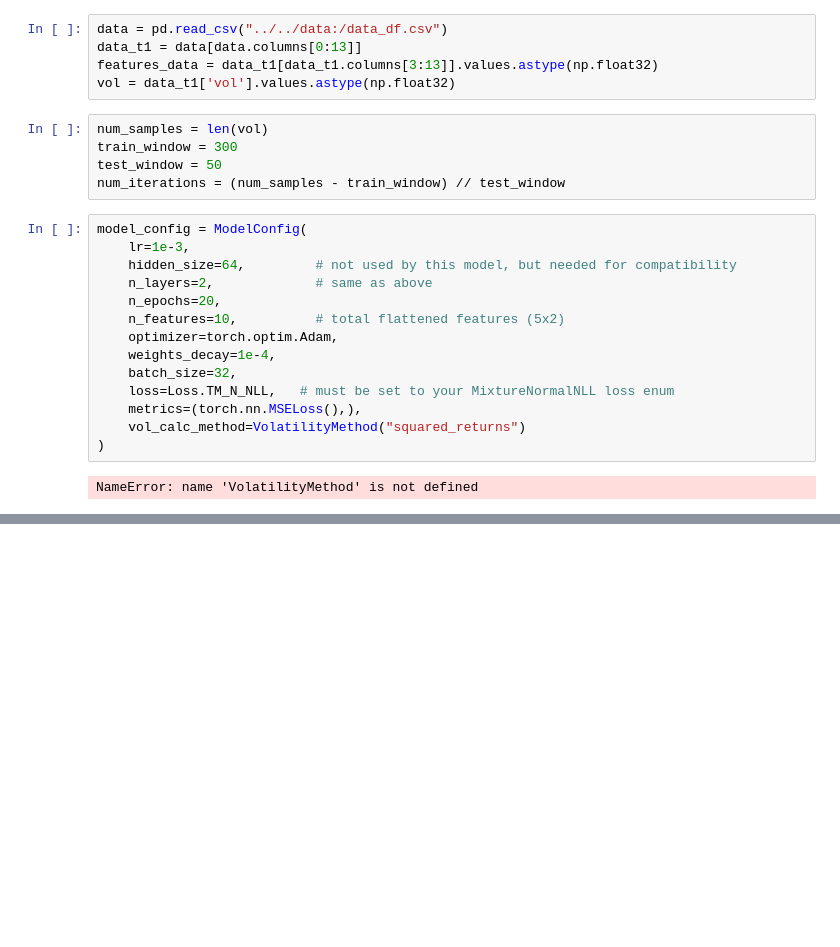
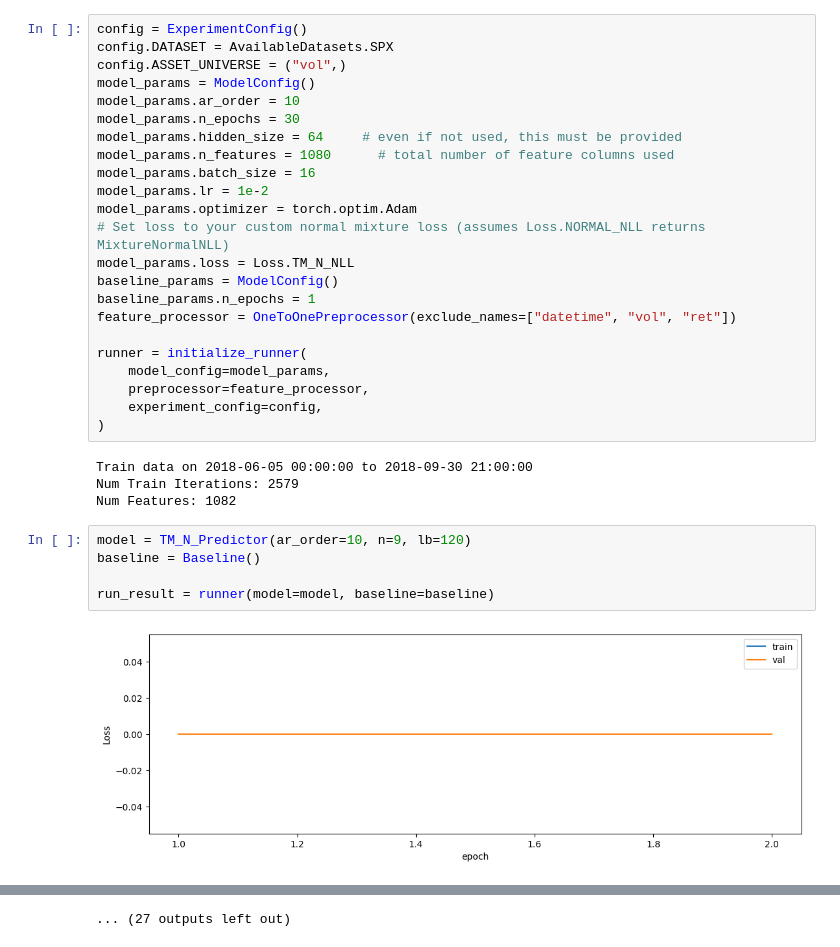
Before and after one commit to v-buchkov/mlfcs, a Jupyter notebook: experiments/konrad/test.ipynb, the cells around one changed output, grey strips where cells are left out. Cells and saved outputs as stored; diff of their text form; blank space fills up the shorter version.

```diff
--- a/experiments/konrad/test.ipynb
+++ b/experiments/konrad/test.ipynb
@@ -24,29 +26,37 @@ from vol_predict.models.mixture.tm_pred2 import TM_N_Predictor,TM_LN_Predictor,T
 from vol_predict.loss.loss import Loss
 
 from run import initialize_runner, run_backtest
-# %%
-data = pd.read_csv("../../data:/data_df.csv")
-data_t1 = data[data.columns[0:13]]
-features_data = data_t1[data_t1.columns[3:13]].values.astype(np.float32)
-vol = data_t1['vol'].values.astype(np.float32)
-# %%
-num_samples = len(vol)
-train_window = 300
-test_window = 50
-num_iterations = (num_samples - train_window) // test_window
-# %%
-model_config = ModelConfig(
-    lr=1e-3,
-    hidden_size=64,         # not used by this model, but needed for compatibility
-    n_layers=2,             # same as above
-    n_epochs=20,
-    n_features=10,          # total flattened features (5x2)
-    optimizer=torch.optim.Adam,
-    weights_decay=1e-4,
-    batch_size=32,
-    loss=Loss.TM_N_NLL,   # must be set to your MixtureNormalNLL loss enum
-    metrics=(torch.nn.MSELoss(),),
-    vol_calc_method=VolatilityMethod("squared_returns")
-)
-# %% [output]
-NameError: name 'VolatilityMethod' is not defined
+# %%
+config = ExperimentConfig()
+config.DATASET = AvailableDatasets.SPX
+config.ASSET_UNIVERSE = ("vol",)
+model_params = ModelConfig()
+model_params.ar_order = 10
+model_params.n_epochs = 30
+model_params.hidden_size = 64     # even if not used, this must be provided
+model_params.n_features = 1080      # total number of feature columns used
+model_params.batch_size = 16
+model_params.lr = 1e-2
+model_params.optimizer = torch.optim.Adam
+# Set loss to your custom normal mixture loss (assumes Loss.NORMAL_NLL returns MixtureNormalNLL)
+model_params.loss = Loss.TM_N_NLL
+baseline_params = ModelConfig()
+baseline_params.n_epochs = 1
+feature_processor = OneToOnePreprocessor(exclude_names=["datetime", "vol", "ret"])
+
+runner = initialize_runner(
+    model_config=model_params,
+    preprocessor=feature_processor,
+    experiment_config=config,
+)
+# %% [output]
+Train data on 2018-06-05 00:00:00 to 2018-09-30 21:00:00
+Num Train Iterations: 2579
+Num Features: 1082
+# %%
+model = TM_N_Predictor(ar_order=10, n=9, lb=120)
+baseline = Baseline()
+
+run_result = runner(model=model, baseline=baseline)
+# %% [output]
+[figure, added]
@@ -52,0 +250 @@ NameError: name 'VolatilityMethod' is not defined
+... (27 outputs left out)
```
Also changed, not shown: parts of 4 cells of this notebook, 5 other files.
